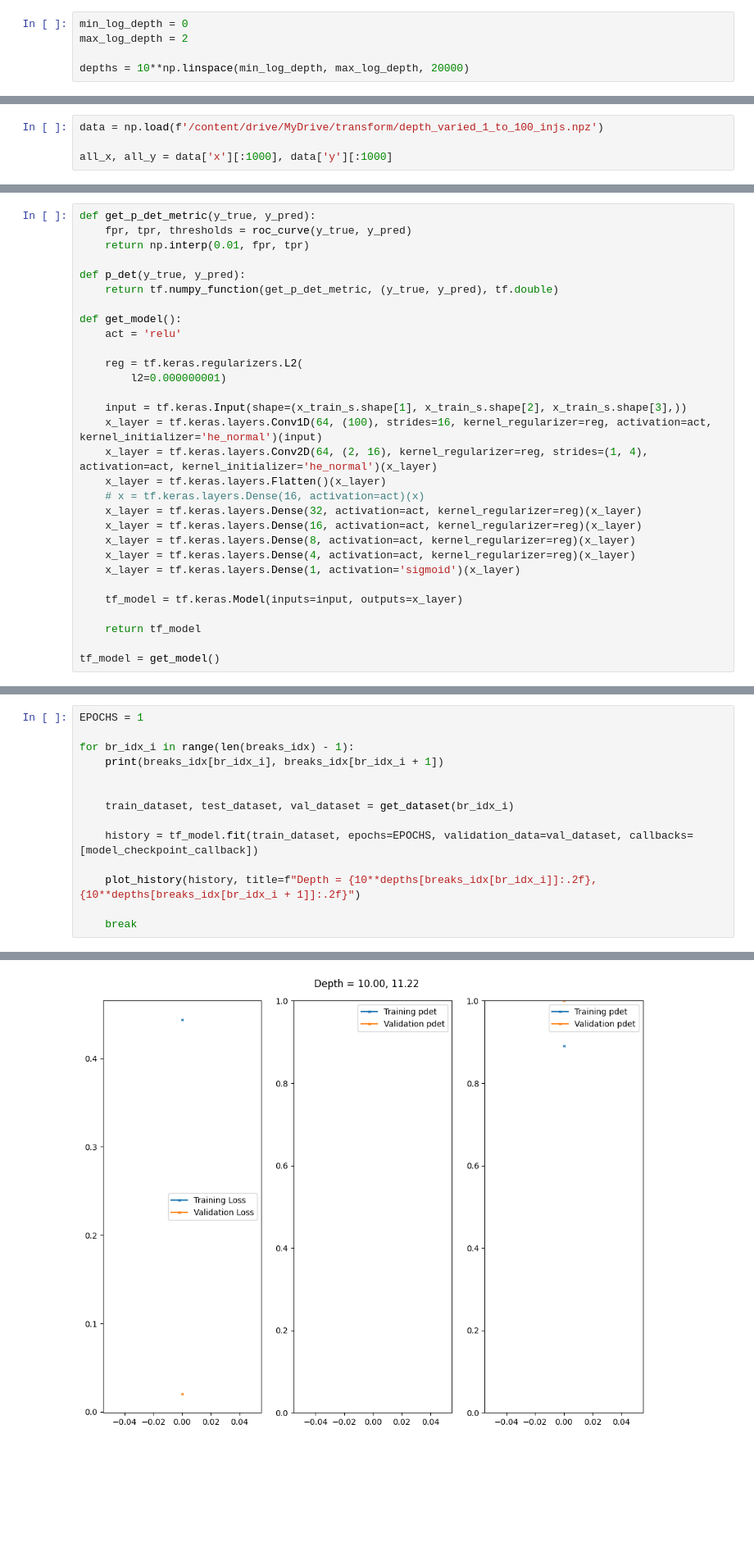
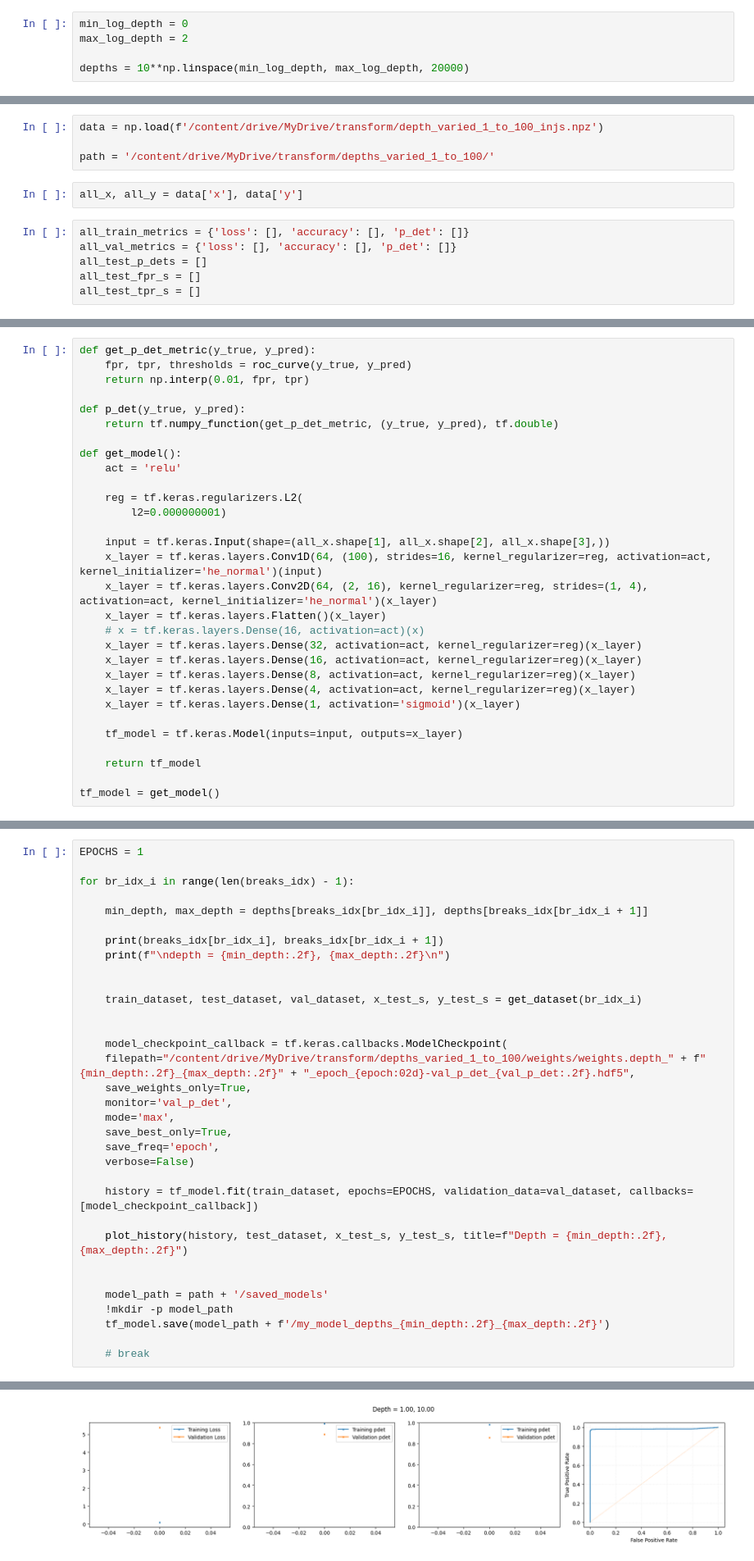
Before and after one commit to tripatheea/transform, a Jupyter notebook: curriculum.ipynb, the cells around one changed output, grey strips where cells are left out. Shown at 82% size. Drawn from its saved outputs; the diff is of its cells as text; blank space fills up the shorter version.

Commit message:
Save model after each depth.

```diff
--- a/curriculum.ipynb
+++ b/curriculum.ipynb
@@ -35,7 +35,15 @@ breaks_idx
 # %%
 data = np.load(f'/content/drive/MyDrive/transform/depth_varied_1_to_100_injs.npz')
 
-all_x, all_y = data['x'][:1000], data['y'][:1000]
+path = '/content/drive/MyDrive/transform/depths_varied_1_to_100/'
+# %%
+all_x, all_y = data['x'], data['y']
+# %%
+all_train_metrics = {'loss': [], 'accuracy': [], 'p_det': []}
+all_val_metrics = {'loss': [], 'accuracy': [], 'p_det': []}
+all_test_p_dets = []
+all_test_fpr_s = []
+all_test_tpr_s = []
 # %%
 def get_dataset(br_idx_i):
     shuffle = False
@@ -115,7 +141,7 @@ def get_model():
     reg = tf.keras.regularizers.L2(
         l2=0.000000001)
 
-    input = tf.keras.Input(shape=(x_train_s.shape[1], x_train_s.shape[2], x_train_s.shape[3],))
+    input = tf.keras.Input(shape=(all_x.shape[1], all_x.shape[2], all_x.shape[3],))
     x_layer = tf.keras.layers.Conv1D(64, (100), strides=16, kernel_regularizer=reg, activation=act, kernel_initializer='he_normal')(input)
     x_layer = tf.keras.layers.Conv2D(64, (2, 16), kernel_regularizer=reg, strides=(1, 4), activation=act, kernel_initializer='he_normal')(x_layer)
     x_layer = tf.keras.layers.Flatten()(x_layer)
@@ -161,14 +187,33 @@ _________________________________________________________________
 EPOCHS = 1
 
 for br_idx_i in range(len(breaks_idx) - 1):
+
+    min_depth, max_depth = depths[breaks_idx[br_idx_i]], depths[breaks_idx[br_idx_i + 1]]
+
     print(breaks_idx[br_idx_i], breaks_idx[br_idx_i + 1])
+    print(f"\ndepth = {min_depth:.2f}, {max_depth:.2f}\n")
 
 
-    train_dataset, test_dataset, val_dataset = get_dataset(br_idx_i)
+    train_dataset, test_dataset, val_dataset, x_test_s, y_test_s = get_dataset(br_idx_i)
+
+
+    model_checkpoint_callback = tf.keras.callbacks.ModelCheckpoint(
+    filepath="/content/drive/MyDrive/transform/depths_varied_1_to_100/weights/weights.depth_" + f"{min_depth:.2f}_{max_depth:.2f}" + "_epoch_{epoch:02d}-val_p_det_{val_p_det:.2f}.hdf5",
+    save_weights_only=True,
+    monitor='val_p_det',
+    mode='max',
+    save_best_only=True,
+    save_freq='epoch',
+    verbose=False)
 
     history = tf_model.fit(train_dataset, epochs=EPOCHS, validation_data=val_dataset, callbacks=[model_checkpoint_callback])
 
-    plot_history(history, title=f"Depth = {10**depths[breaks_idx[br_idx_i]]:.2f}, {10**depths[breaks_idx[br_idx_i + 1]]:.2f}")
+    plot_history(history, test_dataset, x_test_s, y_test_s, title=f"Depth = {min_depth:.2f}, {max_depth:.2f}")
 
-    break
+
+    model_path = path + '/saved_models'
+    !mkdir -p model_path
+    tf_model.save(model_path + f'/my_model_depths_{min_depth:.2f}_{max_depth:.2f}')
+
+    # break
 # %% [output]
@@ -178 +280 @@ for br_idx_i in range(len(breaks_idx) - 1):
-[figure, old version]
+[figure, new version]
```
Also changed, not shown: parts of 8 cells of this notebook.
